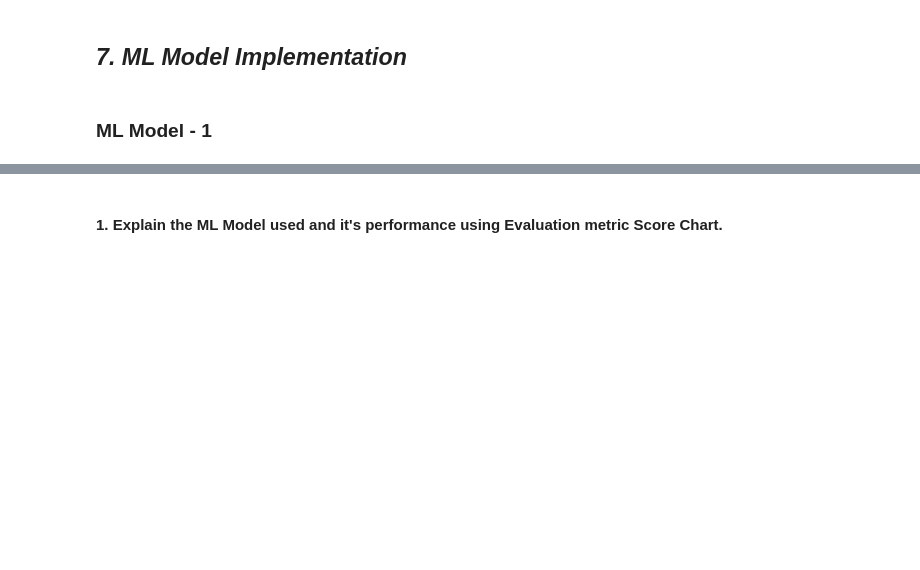
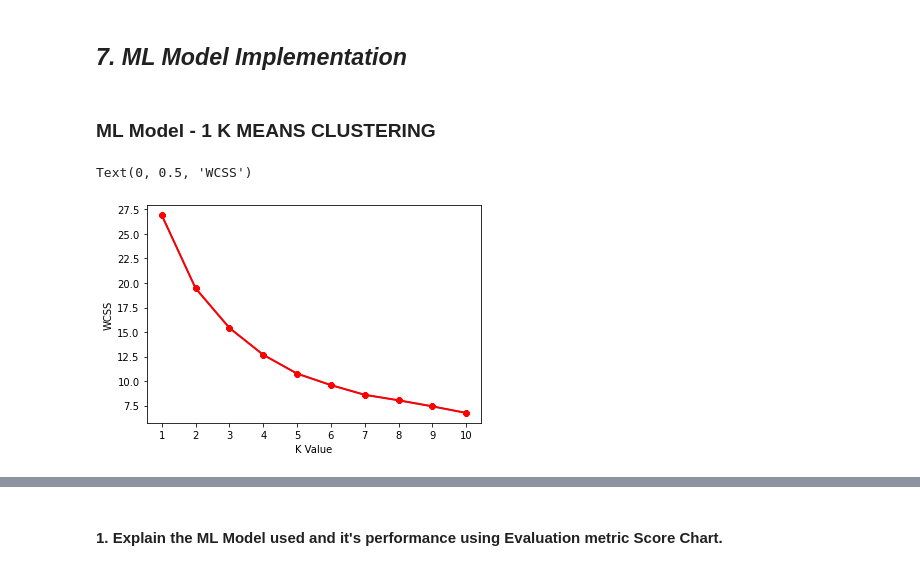
Before and after one commit to saumyadash9/Zomato-Restaurant-Clustering-And-Sentiment-Analysis, a Jupyter notebook: Saumya_Dash_Zomato_Restaurant_Clustering_And_Sentiment_Analysis.ipynb, the cells around one changed output, grey strips where cells are left out. Cells and saved outputs as stored; diff of their text form; code cells hidden in the pictures; blank space fills up the shorter version.

```diff
--- a/Saumya_Dash_Zomato_Restaurant_Clustering_And_Sentiment_Analysis.ipynb
+++ b/Saumya_Dash_Zomato_Restaurant_Clustering_And_Sentiment_Analysis.ipynb
@@ -1344,0 +1368,12 @@ Answer Here.
+# %%
+#We will iterate for every row in the dataframe
+for i, row in numerical_df.iterrows():
+  # We will interate over new columns for every row
+  for column in list(numerical_df.columns):
+      if column not in ['Cost','Total Cuisines','Rating','No. of Reviews','Followers']:
+        # will check if the column is in the list of cuisines available for that row
+        if column in text_df['Cuisines']:
+          #then assign it as 1 else 0
+          numerical_df.loc[i,column] = 1
+        else:
+          numerical_df.loc[i,column] = 0
@@ -1429,0 +1477,16 @@ Answer Here.
+# %%
+from sklearn.preprocessing import MinMaxScaler
+#Min max scaler for only numeric columns
+
+# column_names
+column_names = list(numerical_df.columns)
+
+#taking columns to do the minmaxscaling
+DF_scaled = pd.DataFrame()
+#using standardization as both numeric columns are in different scale
+
+scaler = MinMaxScaler()
+scaled = scaler.fit_transform(numerical_df)
+#print(scaled)
+scaled_df = pd.DataFrame(scaler.fit_transform(numerical_df))
+scaled_df.columns = column_names
@@ -1464,4 +1534,4 @@ Answer Here.
 # %% [markdown]
 ## ***7. ML Model Implementation***
 # %% [markdown]
-### ML Model - 1
+### ML Model - 1 K MEANS CLUSTERING
@@ -1473,0 +1542,17 @@ Answer Here.
+# %%
+#Within Cluster Sum of Squared Errors for different values of k
+wcss=[]
+for i in range(1,11):
+    km=KMeans(n_clusters=i,random_state = 20)
+    km.fit(scaled_df)
+    wcss.append(km.inertia_)
+# %%
+#The elbow curve
+plt.plot(range(1,11),wcss)
+plt.plot(range(1,11),wcss, linewidth=2, color="red", marker ="8")
+plt.xlabel("K Value")
+plt.xticks(np.arange(1,11,1))
+plt.ylabel("WCSS")
+# %% [output]
+Text(0, 0.5, 'WCSS')
+[figure, added]
```
Also changed, not shown: parts of 54 cells of this notebook.
